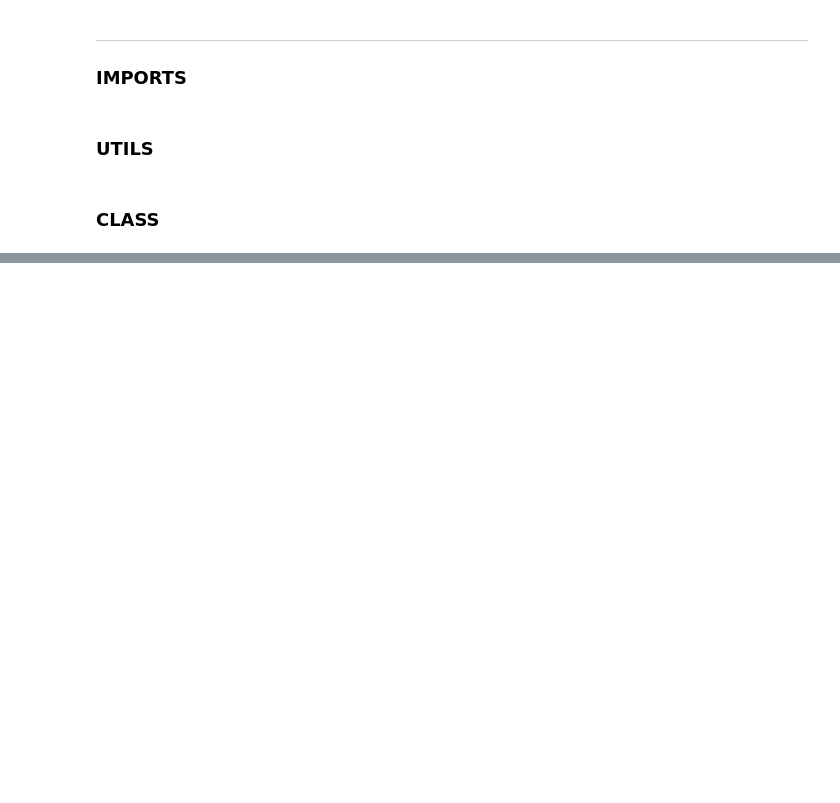
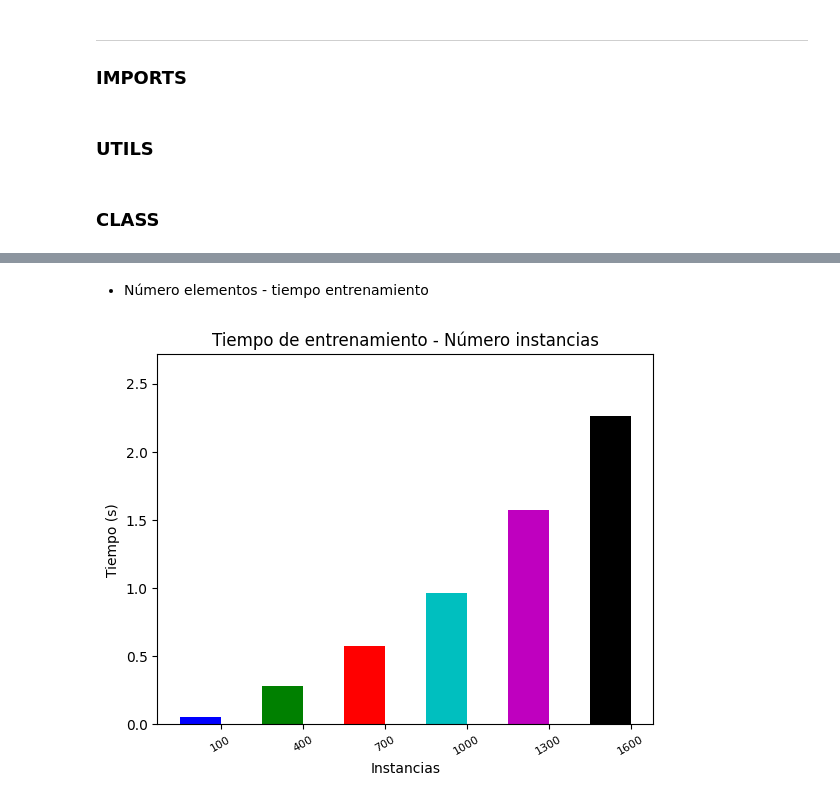
Before and after one commit to phf1001/semisupervised-learning-in-cibersecurity, a Jupyter notebook: src/co-forest-graphs.ipynb, the cells around one changed output, grey strips where cells are left out. Cells and saved outputs as stored; diff of their text form; code cells hidden in the pictures; blank space fills up the shorter version.

```diff
--- a/src/co-forest-graphs.ipynb
+++ b/src/co-forest-graphs.ipynb
@@ -425,0 +421,45 @@ plt.show()
+# %% [markdown]
+* Número elementos - tiempo entrenamiento
+# %%
+cycol = cycle('bgrcmk')
+fig, ax = plt.subplots()
+
+dataset_info = (load_digits(), 'Digits')
+dataset = dataset_info[0]
+
+instancias = []
+tiempos = []
+rd = np.random.RandomState(5)
+
+for i in range(100, dataset.data.shape[0], 300):
+
+    available_classes = np.unique(dataset.target)
+    X = np.array(dataset.data)
+    X = X[rd.choice(a = np.arange(start=0, stop=X.shape[0]), replace = True, size=i)]
+    y = np.array(dataset.target)
+    y = y[rd.choice(a = np.arange(start=0, stop=y.shape[0]), replace = True, size=i)]
+
+    L_train, U_train, Ly_train, Uy_train = train_test_split(X, y, test_size=0.8, random_state=rd)
+
+    inicio = time.time()
+    co_forest = Co_Forest(L_train, Ly_train, U_train, 20, 0.75, available_classes, rd,'log2')
+    co_forest.fit()
+    fin = time.time()
+
+    instancias.append(X.shape[0])
+    tiempos.append((fin-inicio))
+
+names = [i for i in instancias]
+ax = plt.subplot()
+rectangles = plt.bar(range(len(names)), tiempos, width=0.5, color = [next(cycol) for i in names])
+
+ax.set_xticks(np.linspace(0.25, len(names) - 0.75, len(names)))
+ax.set_xticklabels(names, fontsize=8)
+plt.setp(plt.xticks()[1], rotation=30)
+ax.set_ylim((0, max(tiempos) * 1.2))
+ax.set_ylabel('Tiempo (s)')
+ax.set_xlabel('Instancias')
+ax.set_title('Tiempo de entrenamiento - Número instancias')
+plt.show()
+# %% [output]
+[figure, added]
```
Also changed, not shown: parts of 9 cells of this notebook, 1 other file.
